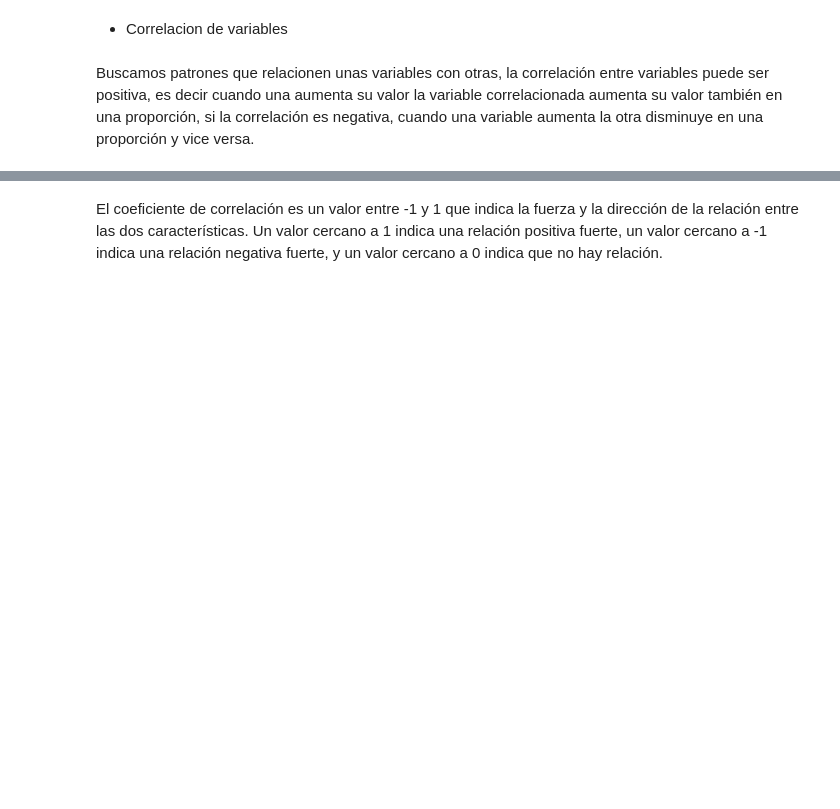
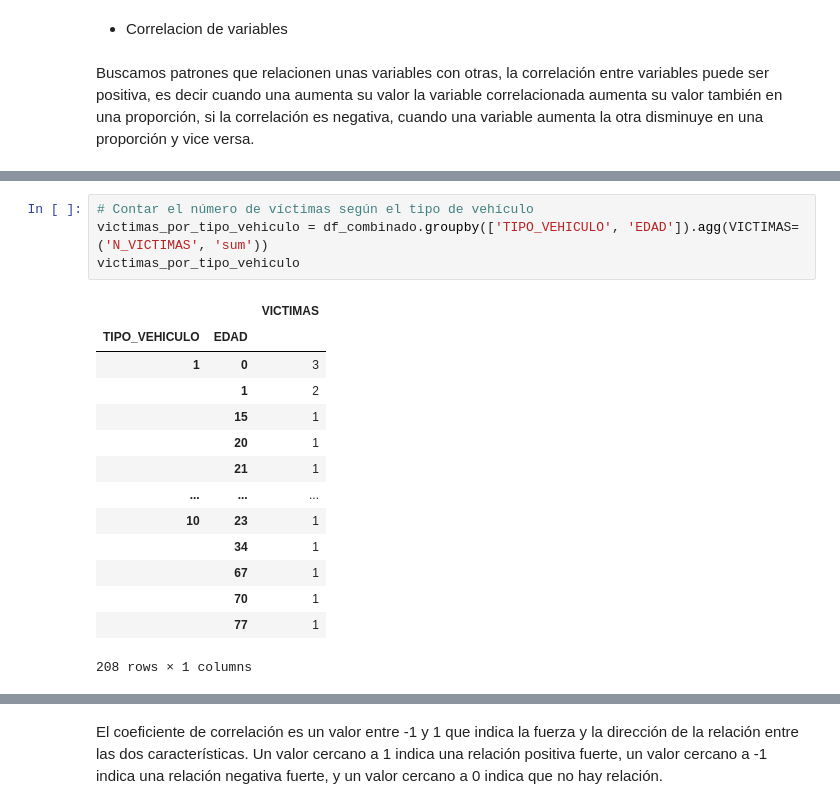
Before and after one commit to vanesalinas/HenryPI_DataAnalyst_PT06, a Jupyter notebook: EDA.ipynb, the cells around one changed output, grey strips where cells are left out. Drawn from its saved outputs; the diff is of its cells as text; blank space fills up the shorter version.

```diff
--- a/EDA.ipynb
+++ b/EDA.ipynb
@@ -320,0 +373,19 @@ Buscamos patrones que relacionen unas variables con otras, la correlación entre
+# %%
+# Contar el número de víctimas según el tipo de vehículo
+victimas_por_tipo_vehiculo = df_combinado.groupby(['TIPO_VEHICULO', 'EDAD']).agg(VICTIMAS=('N_VICTIMAS', 'sum'))
+victimas_por_tipo_vehiculo
+# %% [output]
+|  |  | VICTIMAS |
+| TIPO_VEHICULO | EDAD |  |
+| 1 | 0 | 3 |
+|  | 1 | 2 |
+|  | 15 | 1 |
+|  | 20 | 1 |
+|  | 21 | 1 |
+| ... | ... | ... |
+| 10 | 23 | 1 |
+|  | 34 | 1 |
+|  | 67 | 1 |
+|  | 70 | 1 |
+|  | 77 | 1 |
+208 rows × 1 columns
```
Also changed, not shown: parts of 10 cells of this notebook.
